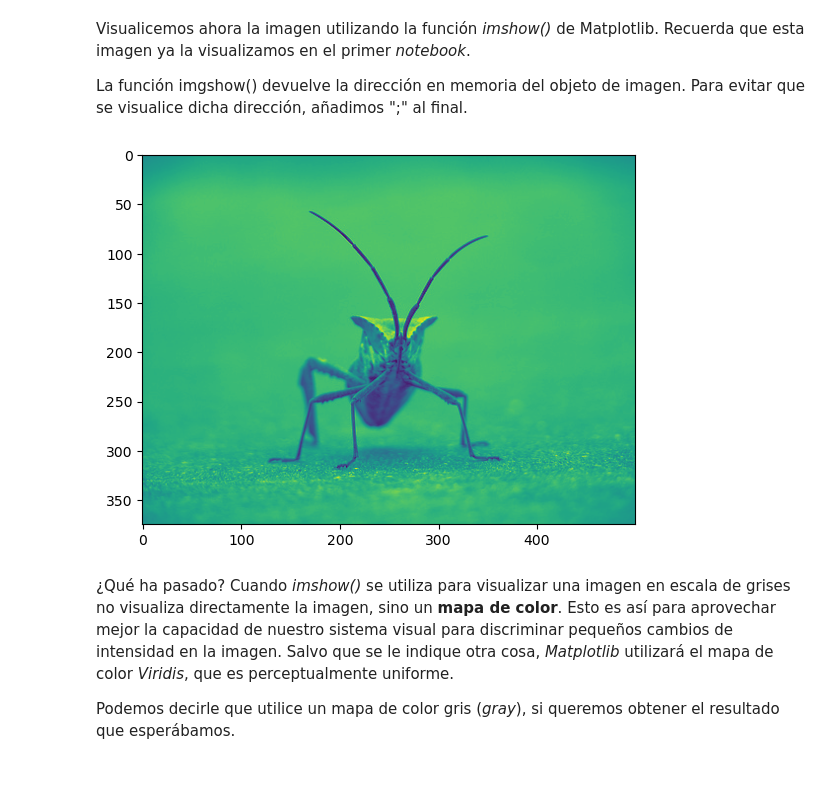
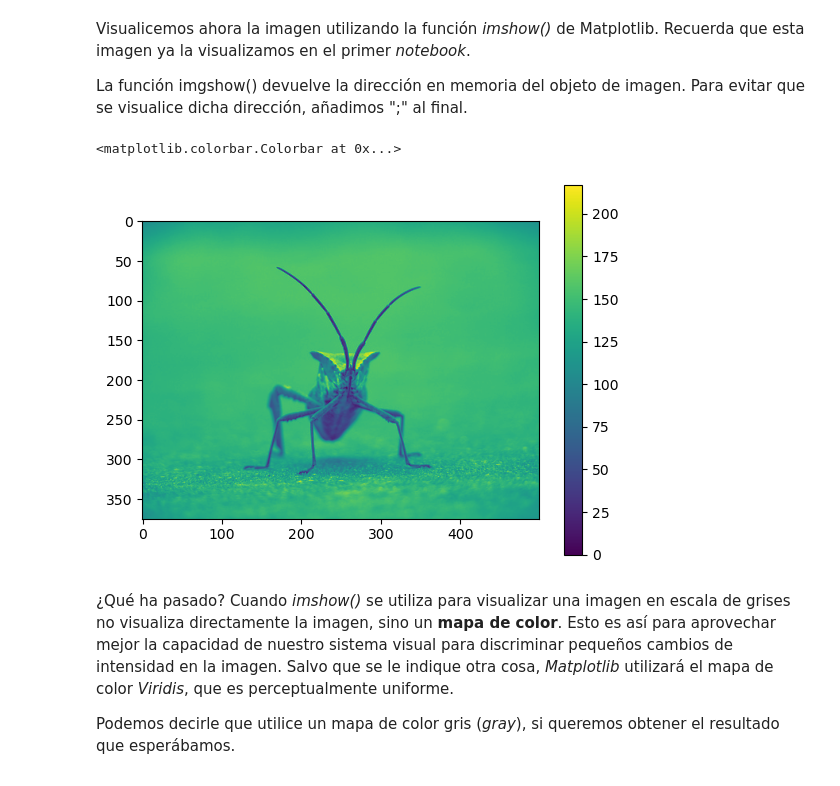
Before and after one commit to ULPGC-GTMA/ULPGC-TIV, a Jupyter notebook: Tema_1c.ipynb, the cells around one changed output. Saved outputs shown, nothing was run; the diff lists cells and outputs as text; code cells hidden in the pictures.

```diff
--- a/Tema_1c.ipynb
+++ b/Tema_1c.ipynb
@@ -153,8 +157,10 @@ Visualicemos ahora la imagen utilizando la función *imshow()* de Matplotlib. Re
 La función imgshow() devuelve la dirección en memoria del objeto de imagen. Para evitar que se visualice dicha dirección, añadimos ";" al final.
 # %%
 plt.imshow(img);
+plt.colorbar()
 # %% [output]
+<matplotlib.colorbar.Colorbar at 0x...>
-[figure, old version]
+[figure, new version]
 # %% [markdown]
 ¿Qué ha pasado? Cuando *imshow()* se utiliza para visualizar una imagen en escala de grises no visualiza directamente la imagen, sino un **mapa de color**. Esto es así para aprovechar mejor la capacidad de nuestro sistema visual para discriminar pequeños cambios de intensidad en la imagen. Salvo que se le indique otra cosa, *Matplotlib* utilizará el mapa de color *Viridis*, que es perceptualmente uniforme.
 
```
Also changed, not shown: parts of 3 cells of this notebook, 3 other files.
